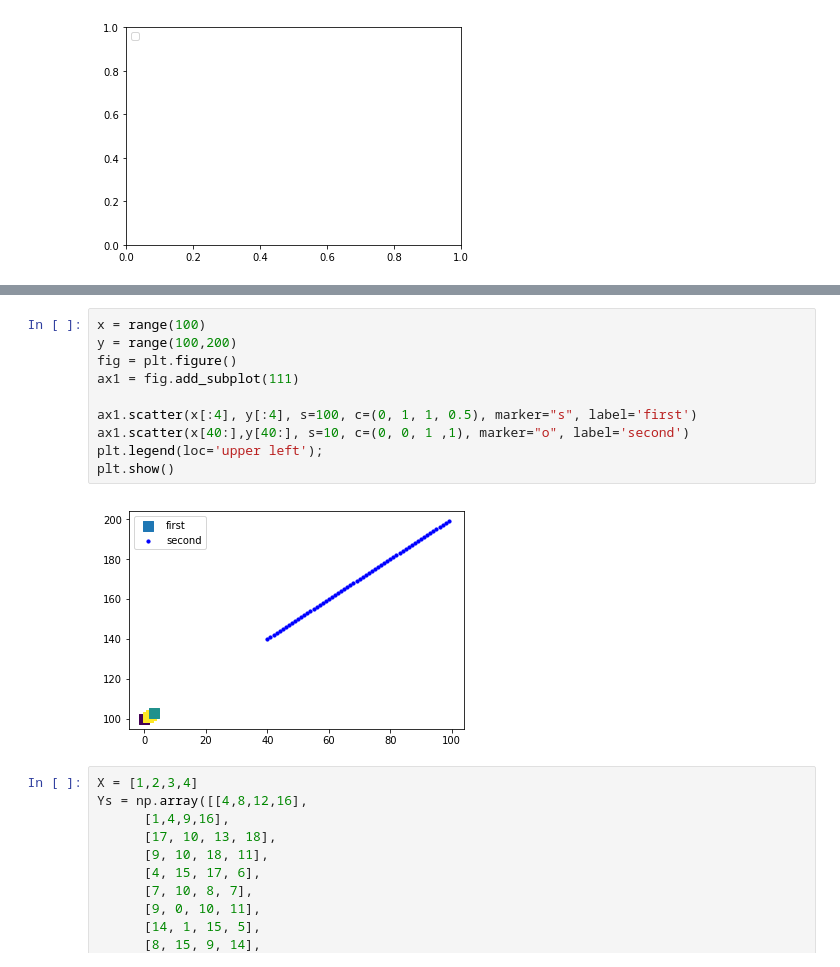
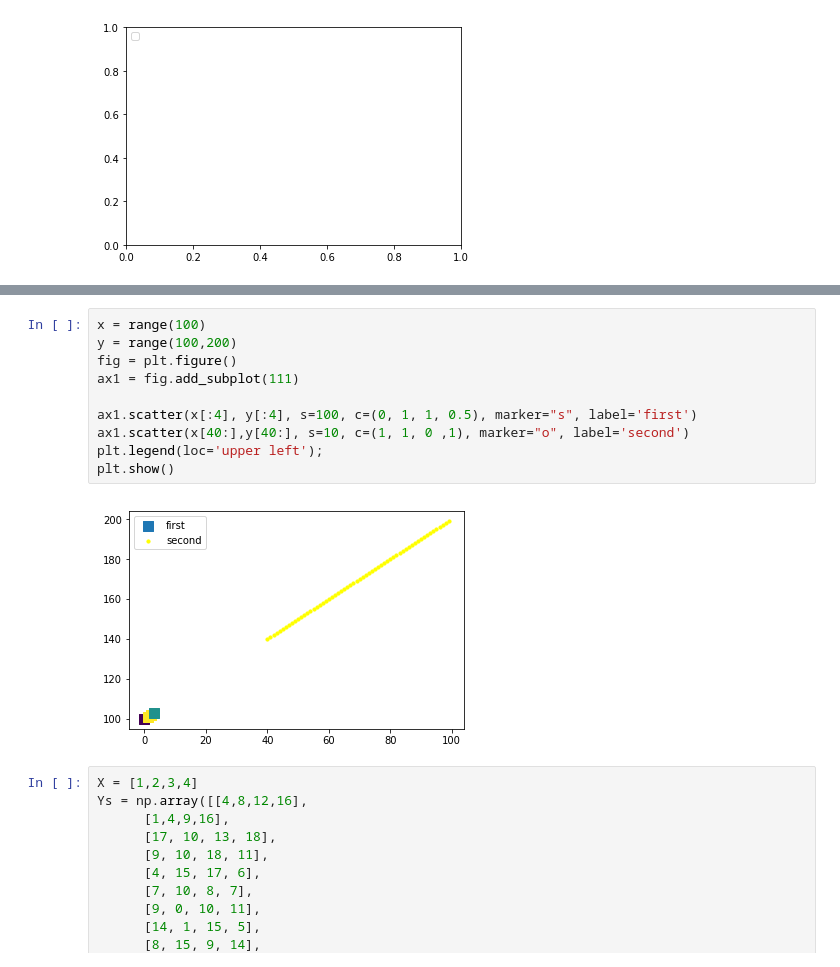
Before and after one commit to hukim1112/lab2, a Jupyter notebook: Untitled1.ipynb, the cells around one changed output, grey strips where cells are left out. Saved outputs shown, nothing was run; the diff lists cells and outputs as text.

```diff
--- a/Untitled1.ipynb
+++ b/Untitled1.ipynb
@@ -56,15 +76,15 @@ No handles with labels found to put in legend.
 # %%
 x = range(100)
 y = range(100,200)
 fig = plt.figure()
 ax1 = fig.add_subplot(111)
 
 ax1.scatter(x[:4], y[:4], s=100, c=(0, 1, 1, 0.5), marker="s", label='first')
-ax1.scatter(x[40:],y[40:], s=10, c=(0, 0, 1 ,1), marker="o", label='second')
+ax1.scatter(x[40:],y[40:], s=10, c=(1, 1, 0 ,1), marker="o", label='second')
 plt.legend(loc='upper left');
 plt.show()
 # %% [output]
-[figure, old version]
+[figure, new version]
 # %%
 X = [1,2,3,4]
 Ys = np.array([[4,8,12,16],
```
Also changed, not shown: parts of 4 cells of this notebook, 2 other files.
